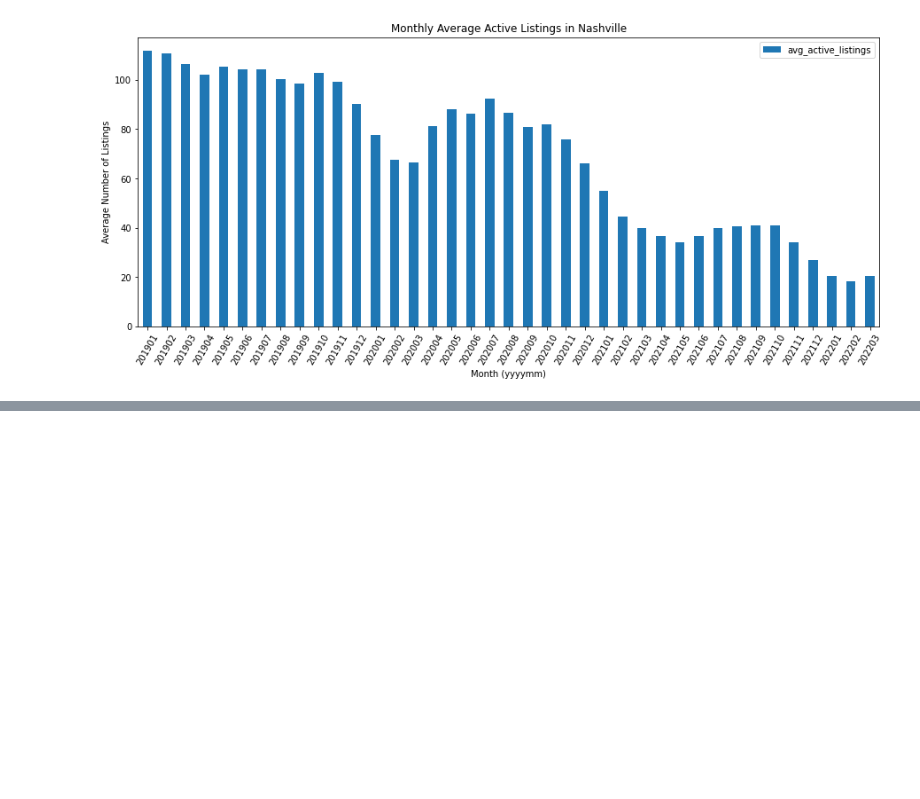
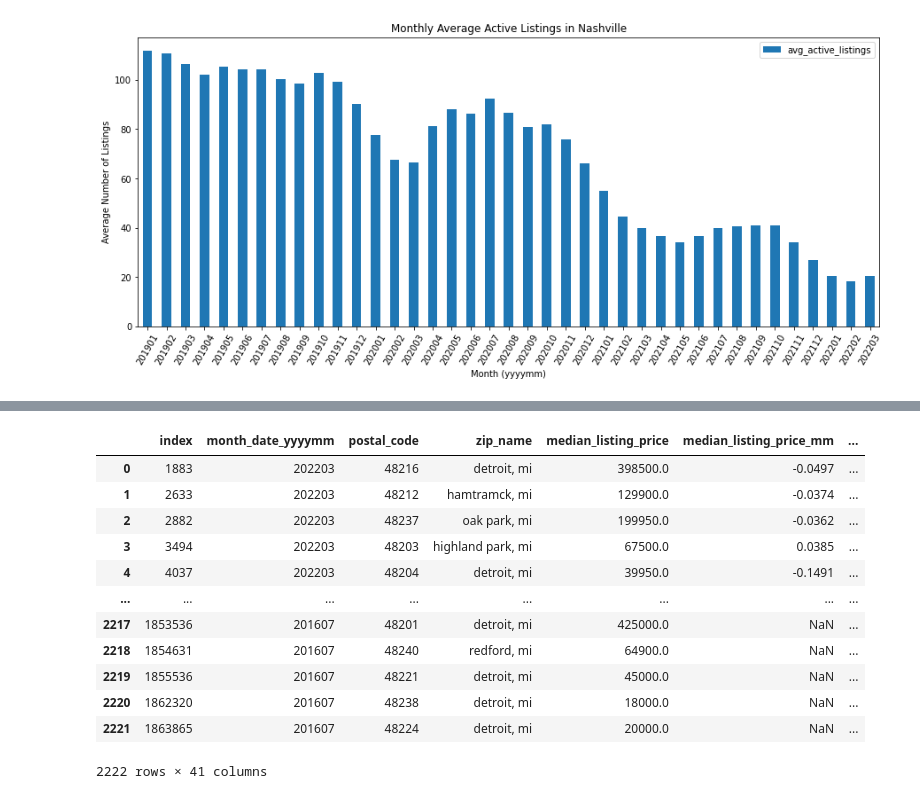
Before and after one commit to heatherkayb/heatherkayb_capstone, a Jupyter notebook: real_estate_capstone.ipynb, the cells around one changed output, grey strips where cells are left out. Cells and saved outputs as stored; diff of their text form; code cells hidden in the pictures; blank space fills up the shorter version.

```diff
--- a/real_estate_capstone.ipynb
+++ b/real_estate_capstone.ipynb
@@ -417,0 +474,23 @@ plt.show();
+# %%
+detroit_core_zips = [48201, 48202, 48203, 48204, 48205, 48206, 48207, 48208, 48209, 48210, 48211, 48212, 48213, 48214, 48215,
+                     48216, 48217, 48218, 48219, 48220, 48221, 48223, 48224, 48225, 48226, 48227, 48228, 48229, 48230, 48233,
+                     48234, 48235, 48236, 48237, 48238, 48239, 48240, 48242, 48243]
+detroit_zips = inventory_core.loc[inventory_core['postal_code'].isin(detroit_core_zips)]
+# %%
+detroit_zips_df = pd.DataFrame(detroit_zips)
+detroit_zips_df.reset_index(inplace=True)
+detroit_zips_df
+# %% [output]
+|  | index | month_date_yyyymm | postal_code | zip_name | median_listing_price | median_listing_price_mm | ... |
+| 0 | 1883 | 202203 | 48216 | detroit, mi | 398500.0 | -0.0497 | ... |
+| 1 | 2633 | 202203 | 48212 | hamtramck, mi | 129900.0 | -0.0374 | ... |
+| 2 | 2882 | 202203 | 48237 | oak park, mi | 199950.0 | -0.0362 | ... |
+| 3 | 3494 | 202203 | 48203 | highland park, mi | 67500.0 | 0.0385 | ... |
+| 4 | 4037 | 202203 | 48204 | detroit, mi | 39950.0 | -0.1491 | ... |
+| ... | ... | ... | ... | ... | ... | ... | ... |
+| 2217 | 1853536 | 201607 | 48201 | detroit, mi | 425000.0 | NaN | ... |
+| 2218 | 1854631 | 201607 | 48240 | redford, mi | 64900.0 | NaN | ... |
+| 2219 | 1855536 | 201607 | 48221 | detroit, mi | 45000.0 | NaN | ... |
+| 2220 | 1862320 | 201607 | 48238 | detroit, mi | 18000.0 | NaN | ... |
+| 2221 | 1863865 | 201607 | 48224 | detroit, mi | 20000.0 | NaN | ... |
+2222 rows × 41 columns
```
Also changed, not shown: parts of 20 cells of this notebook.
